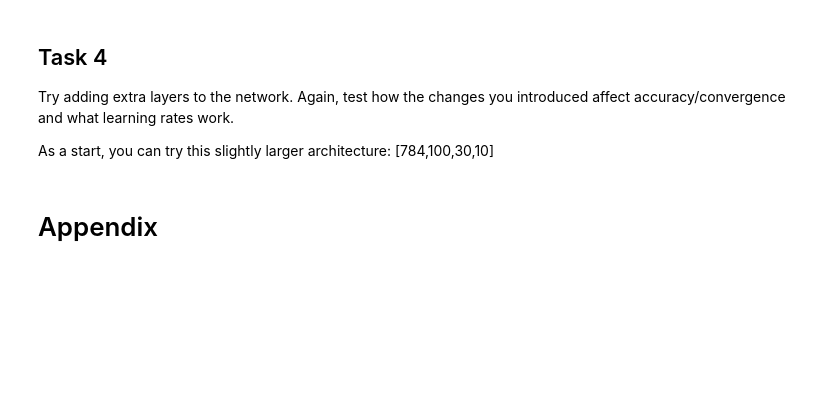
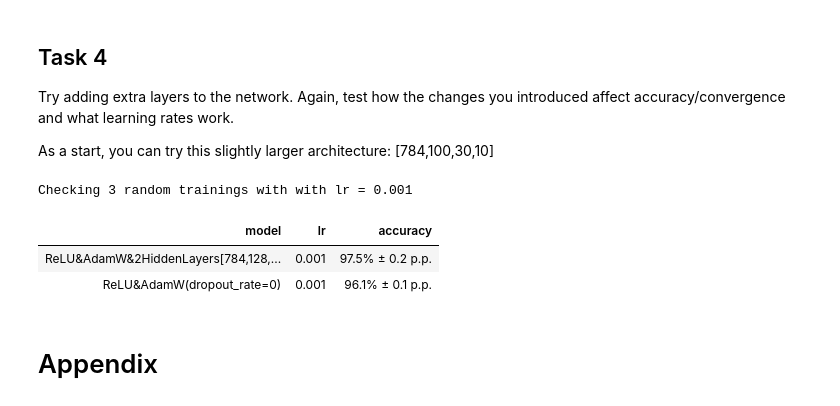
Before and after one commit to kapikozak/Deep-Neural-Networks-2026W, a Jupyter notebook: dnn04_better_MNIST.ipynb, the cells around one changed output. Drawn from its saved outputs; the diff is of its cells as text; code cells hidden in the pictures; blank space fills up the shorter version.

```diff
--- a/dnn04_better_MNIST.ipynb
+++ b/dnn04_better_MNIST.ipynb
@@ -744,3 +744,18 @@ As a start, you can try this slightly larger architecture: [784,100,30,10]
+# %%
+new_model_results.evaluate_model(
+    model_name=f"ReLU&AdamW&2HiddenLayers",
+    model_constructor=Task3,
+    layers=(784, 128, 32, 10),
+    dropout_rate=0.0,
+)
+# %% [output]
+Checking 3 random trainings with with lr = 0.001
+# %%
+new_model_results.display_results()
+# %% [output]
+| model | lr | accuracy |
+| ReLU&AdamW&2HiddenLayers[784,128,... | 0.001 | 97.5% ± 0.2 p.p. |
+| ReLU&AdamW(dropout_rate=0) | 0.001 | 96.1% ± 0.1 p.p. |
 # %% [markdown]
 # Appendix
 # %% [markdown]
```
Also changed, not shown: parts of 3 cells of this notebook.
